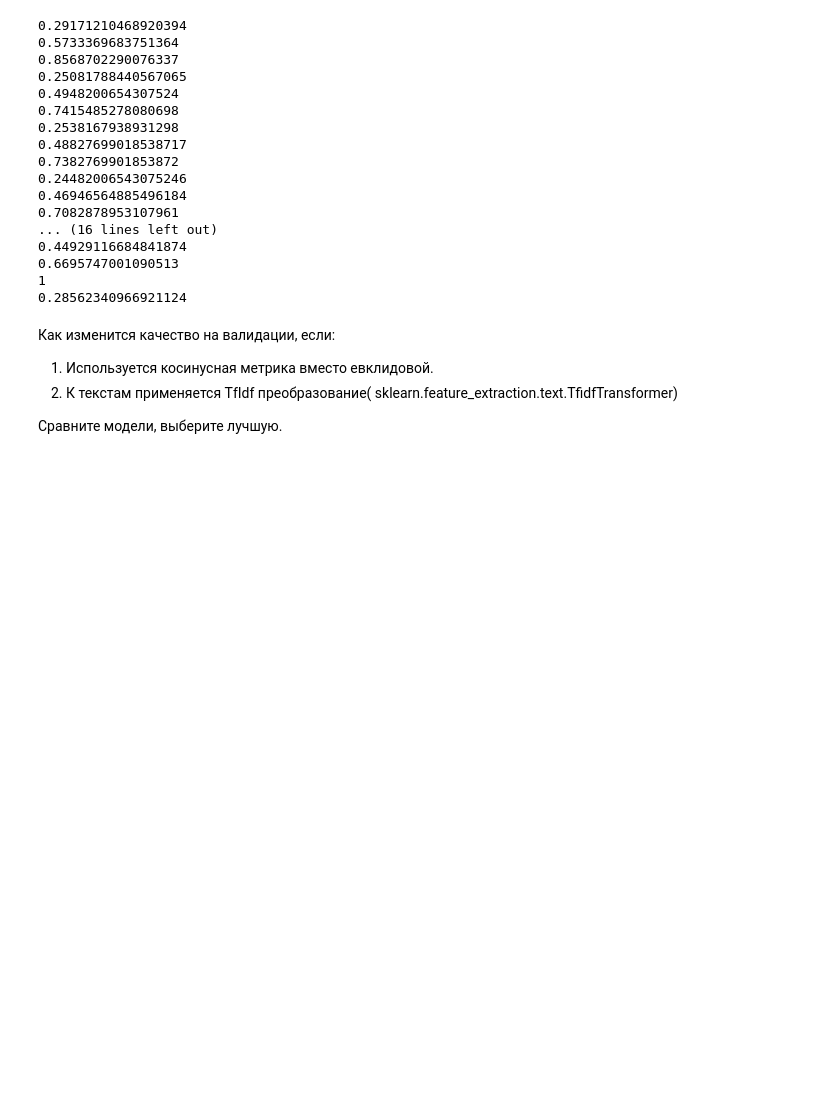
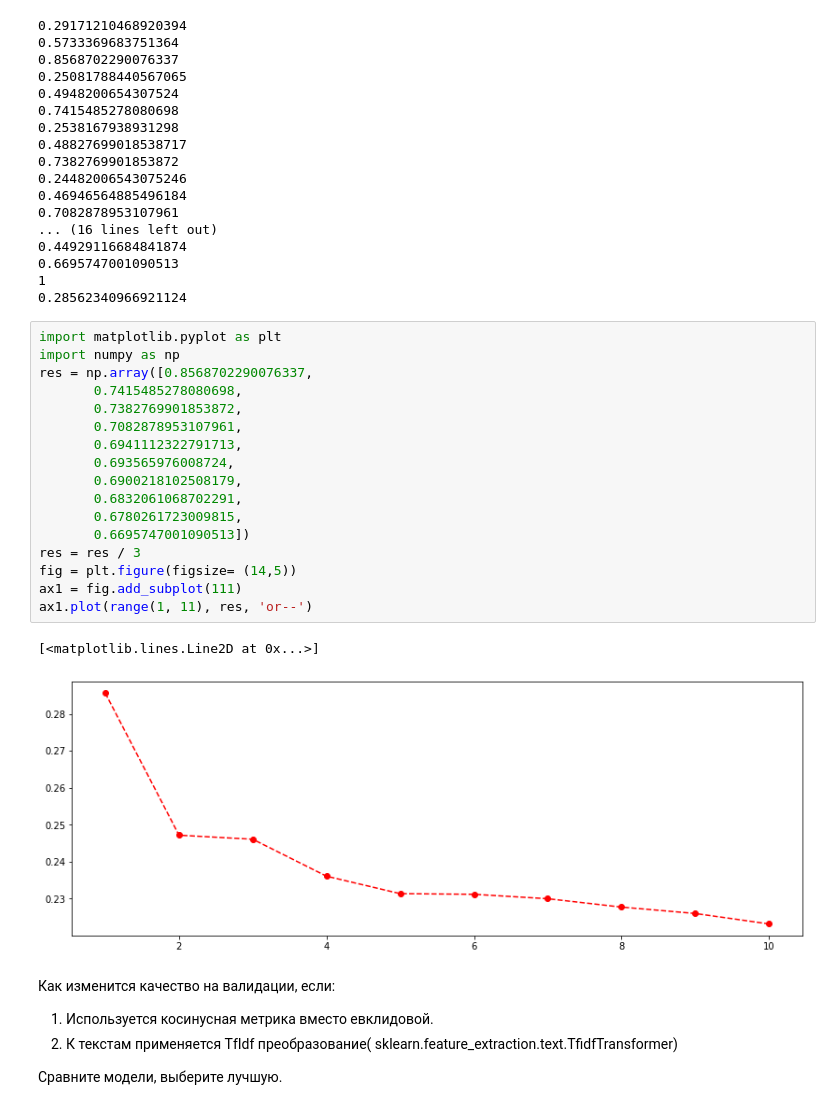
Before and after one commit to Eviltsundera/-ML_techno, a Jupyter notebook: gainanov_hw1.ipynb, the cells around one changed output. Saved outputs shown, nothing was run; the diff lists cells and outputs as text; blank space fills up the shorter version.

```diff
--- a/gainanov_hw1.ipynb
+++ b/gainanov_hw1.ipynb
@@ -486,6 +486,26 @@ print(max_av_score)
 0.6695747001090513
 1
 0.28562340966921124
+# %%
+import matplotlib.pyplot as plt
+import numpy as np
+res = np.array([0.8568702290076337,
+       0.7415485278080698,
+       0.7382769901853872,
+       0.7082878953107961,
+       0.6941112322791713,
+       0.693565976008724,
+       0.6900218102508179,
+       0.6832061068702291,
+       0.6780261723009815,
+       0.6695747001090513])
+res = res / 3
+fig = plt.figure(figsize= (14,5))
+ax1 = fig.add_subplot(111)
+ax1.plot(range(1, 11), res, 'or--')
+# %% [output]
+[<matplotlib.lines.Line2D at 0x...>]
+[figure, added]
 # %% [markdown]
 Как изменится качество на валидации, если:
 
```
